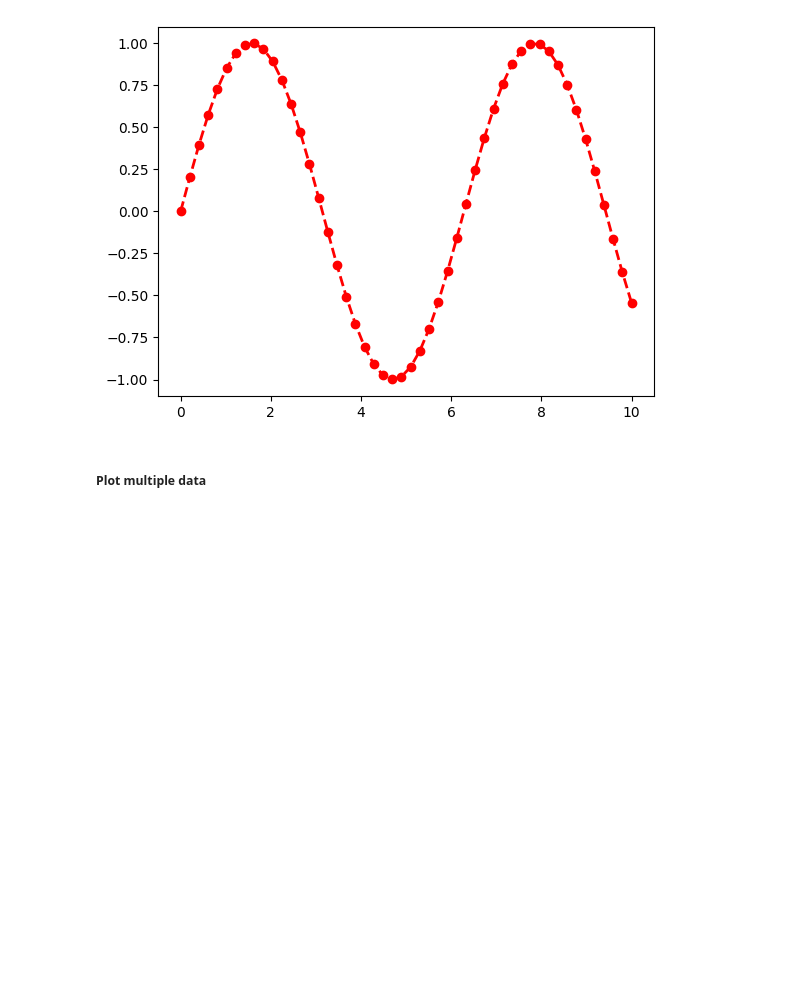
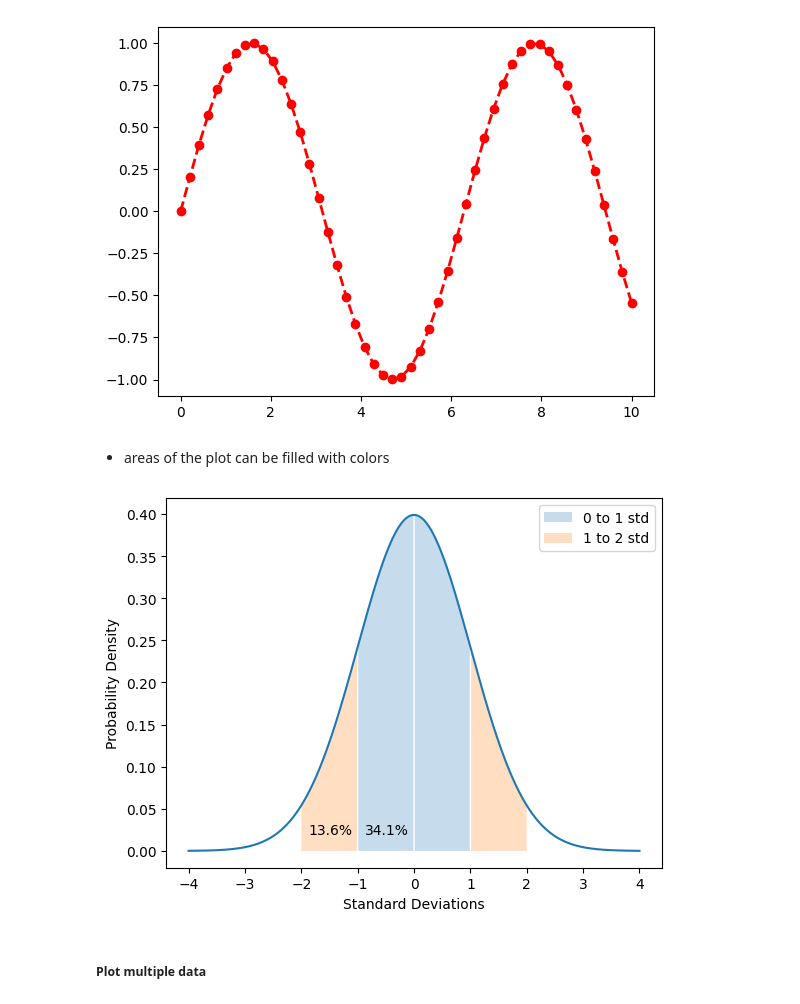
Before and after one commit to niclas-gr/WiChem-Kiel-Python-Workshop, a Jupyter notebook: Inhalt/Inhalt.ipynb, the cells around one changed output. Saved outputs shown, nothing was run; the diff lists cells and outputs as text; code cells hidden in the pictures; blank space fills up the shorter version.

```diff
--- a/Inhalt/Inhalt.ipynb
+++ b/Inhalt/Inhalt.ipynb
@@ -1933,6 +2177,38 @@ plt.show()
 plt.close()
 # %% [output]
 [figure]
+# %% [markdown]
+- areas of the plot can be filled with colors
+# %%
+import matplotlib.pyplot as plt
+import numpy as np
+from collections import namedtuple
+
+x = np.linspace(-4,4, 1000)  # sample 1000 values between -4 and 4
+y = (1 / (np.sqrt(2 * np.pi))) * np.exp(-0.5 * x**2)  # formula for the normal distribution's pdf
+
+plt.plot(x, y)
+
+plt.fill_between(x, y,
+                 where=((x <= -0.01) & (x >= -0.99)) | ((x >= 0.01) & (x <= 0.99)),
+                 alpha=0.25, label="0 to 1 std")
+plt.text(-0.475, 0.025, "34.1%", ha="center", va="center")
+
+plt.fill_between(x, y,
+                 where=((x <= -1.01) & (x >= -2)) | ((x >= 1.01) & (x <= 2)),
+                 alpha=0.25, label="1 to 2 std")
+plt.text(-1.475, 0.025, "13.6%", ha="center", va="center")
+
+
+plt.legend()
+
+plt.xlabel("Standard Deviations")
+plt.ylabel("Probability Density")
+
+plt.show()
+plt.close()
+# %% [output]
+[figure, added]
 # %% [markdown]
 ##### Plot multiple data
 # %% [markdown]
```
Also changed, not shown: parts of 161 cells of this notebook, 1 other file.
